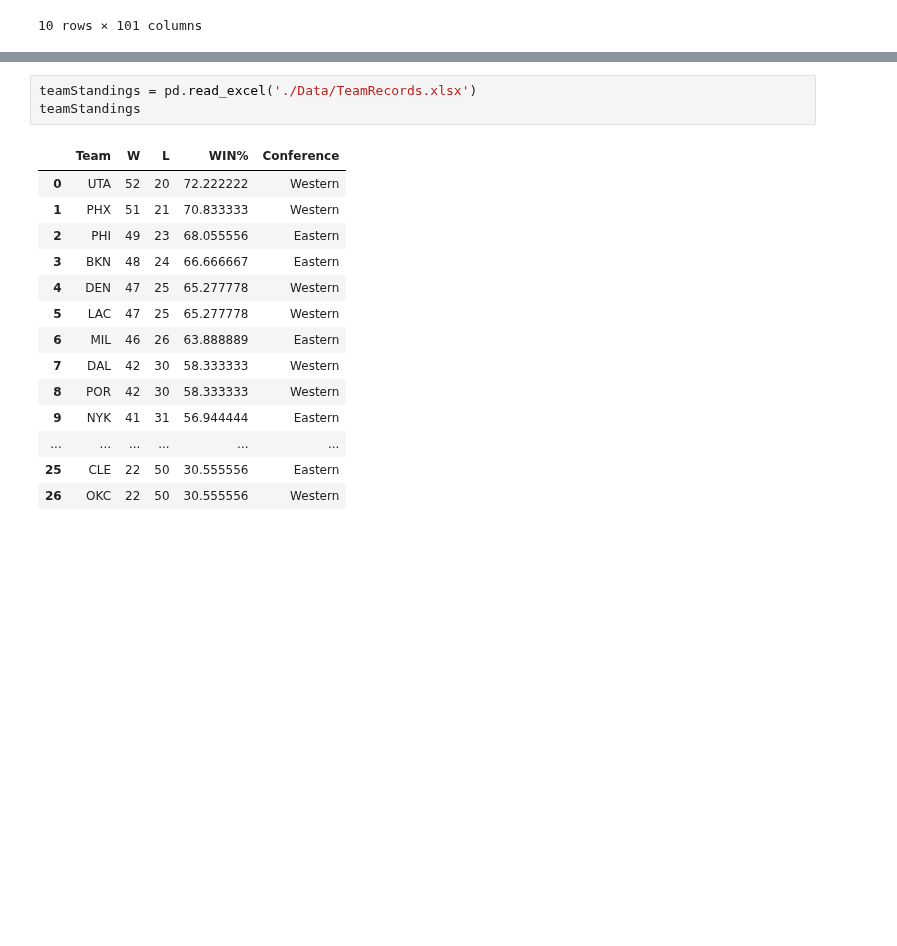
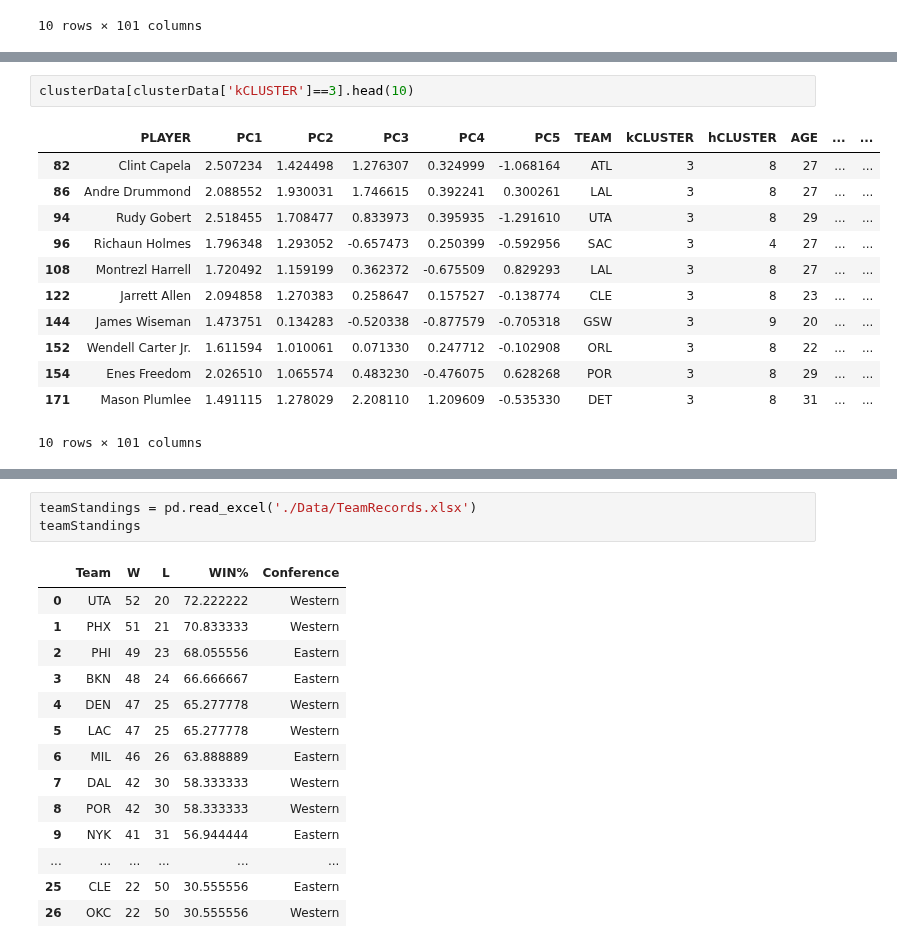
Before and after one commit to CSA100/nba-dsai, a Jupyter notebook: clusteringEDA.ipynb, the cells around one changed output, grey strips where cells are left out. Cells and saved outputs as stored; diff of their text form; blank space fills up the shorter version.

```diff
--- a/clusteringEDA.ipynb
+++ b/clusteringEDA.ipynb
@@ -205,0 +251,15 @@ clusterData[clusterData['hCLUSTER']==9].head(10)
+# %%
+clusterData[clusterData['kCLUSTER']==3].head(10)
+# %% [output]
+|  | PLAYER | PC1 | PC2 | PC3 | PC4 | PC5 | TEAM | kCLUSTER | hCLUSTER | AGE | ... | ... |
+| 82 | Clint Capela | 2.507234 | 1.424498 | 1.276307 | 0.324999 | -1.068164 | ATL | 3 | 8 | 27 | ... | ... |
+| 86 | Andre Drummond | 2.088552 | 1.930031 | 1.746615 | 0.392241 | 0.300261 | LAL | 3 | 8 | 27 | ... | ... |
+| 94 | Rudy Gobert | 2.518455 | 1.708477 | 0.833973 | 0.395935 | -1.291610 | UTA | 3 | 8 | 29 | ... | ... |
+| 96 | Richaun Holmes | 1.796348 | 1.293052 | -0.657473 | 0.250399 | -0.592956 | SAC | 3 | 4 | 27 | ... | ... |
+| 108 | Montrezl Harrell | 1.720492 | 1.159199 | 0.362372 | -0.675509 | 0.829293 | LAL | 3 | 8 | 27 | ... | ... |
+| 122 | Jarrett Allen | 2.094858 | 1.270383 | 0.258647 | 0.157527 | -0.138774 | CLE | 3 | 8 | 23 | ... | ... |
+| 144 | James Wiseman | 1.473751 | 0.134283 | -0.520338 | -0.877579 | -0.705318 | GSW | 3 | 9 | 20 | ... | ... |
+| 152 | Wendell Carter Jr. | 1.611594 | 1.010061 | 0.071330 | 0.247712 | -0.102908 | ORL | 3 | 8 | 22 | ... | ... |
+| 154 | Enes Freedom | 2.026510 | 1.065574 | 0.483230 | -0.476075 | 0.628268 | POR | 3 | 8 | 29 | ... | ... |
+| 171 | Mason Plumlee | 1.491115 | 1.278029 | 2.208110 | 1.209609 | -0.535330 | DET | 3 | 8 | 31 | ... | ... |
+10 rows × 101 columns
```
Also changed, not shown: parts of 22 cells of this notebook, 3 other files.
